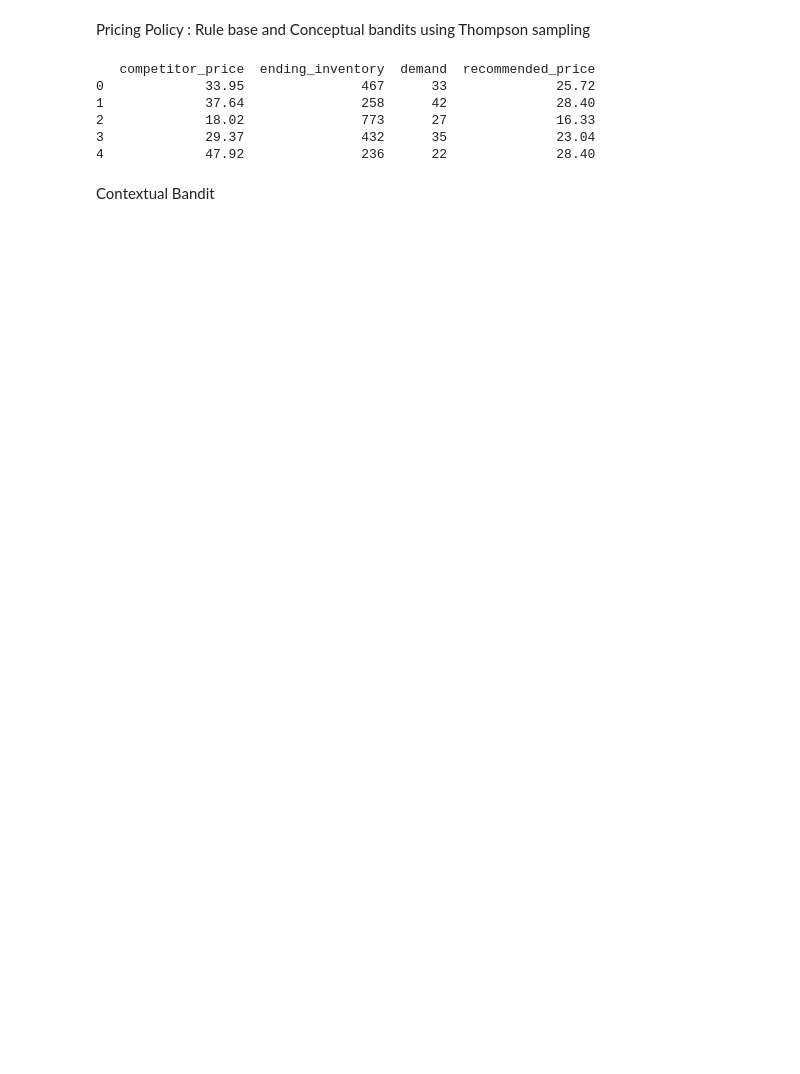
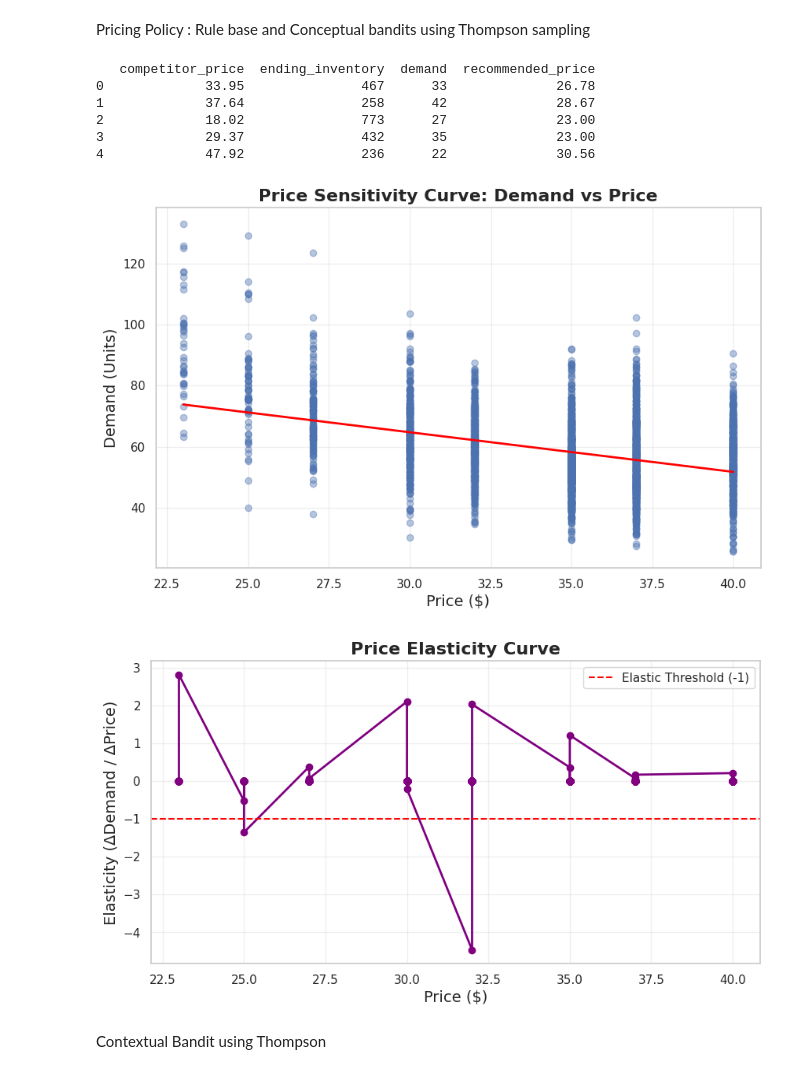
Before and after one commit to Faraz011/Assignment-AIML-Lab, a Jupyter notebook: Dynamic_Pricing_Project.ipynb, the cells around one changed output. Cells and saved outputs as stored; diff of their text form; code cells hidden in the pictures; blank space fills up the shorter version.

```diff
--- a/Dynamic_Pricing_Project.ipynb
+++ b/Dynamic_Pricing_Project.ipynb
@@ -697,16 +686,16 @@ class RuleBasedPricer:
         available_prices = self.config.get_available_prices()
         return min(available_prices, key=lambda x: abs(x - final_price))
 # %%
-config = PricingConfig(cost_price=14.2)
+config = PricingConfig(cost_price=20)
 
 
 predictor = RuleBasedPricer(config)
 
 def row_to_context(row):
   return {
-      'competitor_price': row['competitor_price'], # Corrected column name
-      'inventory_level': row.get('ending_inventory', 50), # Using ending_inventory as inventory level
-      'recent_demand': row['demand'], # Using demand as recent demand
+      'competitor_price': row['competitor_price'],
+      'inventory_level': row.get('ending_inventory', 50),
+      'recent_demand': row['demand'],
 
       }
 
@@ -714,10 +703,60 @@ data['recommended_price'] = data.apply(lambda row: predictor.predict_price(row_t
 print(data[['competitor_price', 'ending_inventory', 'demand', 'recommended_price']].head()) # Changed df to data and included relevant columns
 # %% [output]
    competitor_price  ending_inventory  demand  recommended_price
-0             33.95               467      33              25.72
-1             37.64               258      42              28.40
-2             18.02               773      27              16.33
-3             29.37               432      35              23.04
-4             47.92               236      22              28.40
+0             33.95               467      33              26.78
+1             37.64               258      42              28.67
+2             18.02               773      27              23.00
+3             29.37               432      35              23.00
+4             47.92               236      22              30.56
+# %%
+import numpy as np
+import pandas as pd
+import matplotlib.pyplot as plt
+import seaborn as sns
+
+
+df = results_df.copy()
+
+
+df = df.dropna(subset=['price', 'actual_demand'])
+
+
+plt.figure(figsize=(10,6))
+sns.regplot(
+    x='price', y='actual_demand', data=df,
+    scatter_kws={'alpha':0.4}, line_kws={'color':'red', 'lw':2}, ci=None
+)
+plt.title("Price Sensitivity Curve: Demand vs Price", fontsize=16, fontweight='bold')
+plt.xlabel("Price ($)", fontsize=14)
+plt.ylabel("Demand (Units)", fontsize=14)
+plt.grid(alpha=0.3)
+plt.show()
+
+
+
+df_sorted = df.sort_values('price')
+price = df_sorted['price'].values
+demand = df_sorted['actual_demand'].values
+
+
+mask = (demand > 0) & (price > 0)
+price = price[mask]
+demand = demand[mask]
+
+
+elasticity = np.gradient(price,demand) * (demand/price)
+
+plt.figure(figsize=(10,5))
+plt.plot(price, elasticity, marker='o', color='purple', linewidth=2)
+plt.axhline(-1, color='red', linestyle='--', label='Elastic Threshold (-1)')
+plt.title("Price Elasticity Curve", fontsize=16, fontweight='bold')
+plt.xlabel("Price ($)", fontsize=14)
+plt.ylabel("Elasticity (ΔDemand / ΔPrice)", fontsize=14)
+plt.grid(alpha=0.3)
+plt.legend()
+plt.show()
+# %% [output]
+[figure, added]
+[figure, added]
 # %% [markdown]
-Contextual Bandit
+Contextual Bandit using Thompson
```
Also changed, not shown: parts of 17 cells of this notebook.
